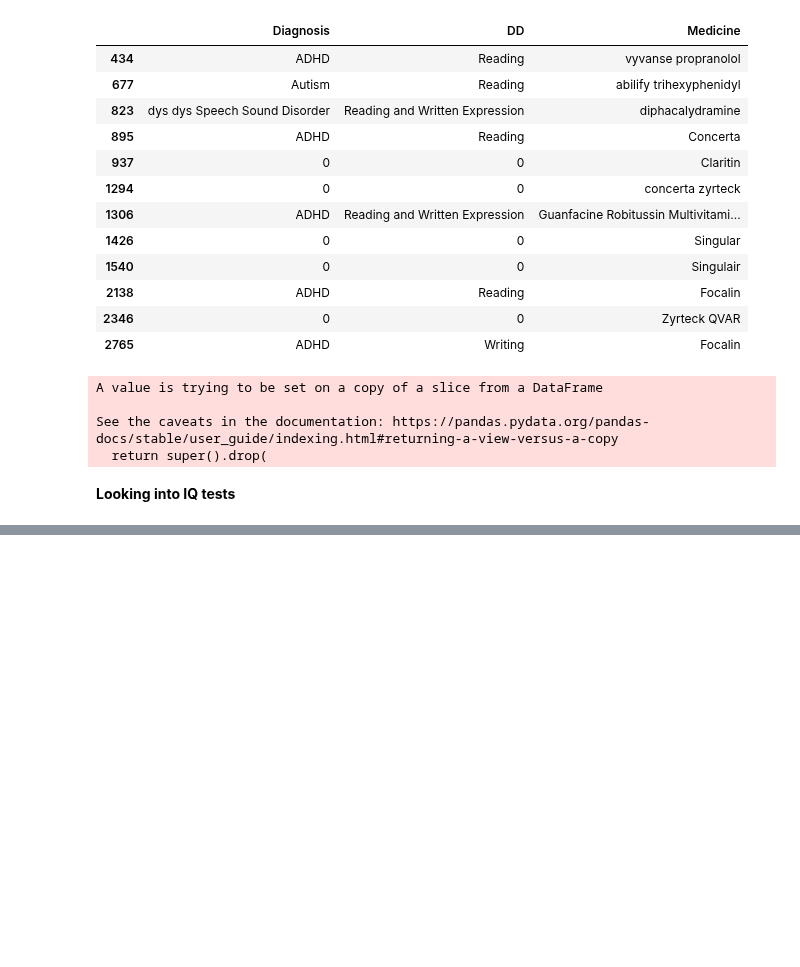
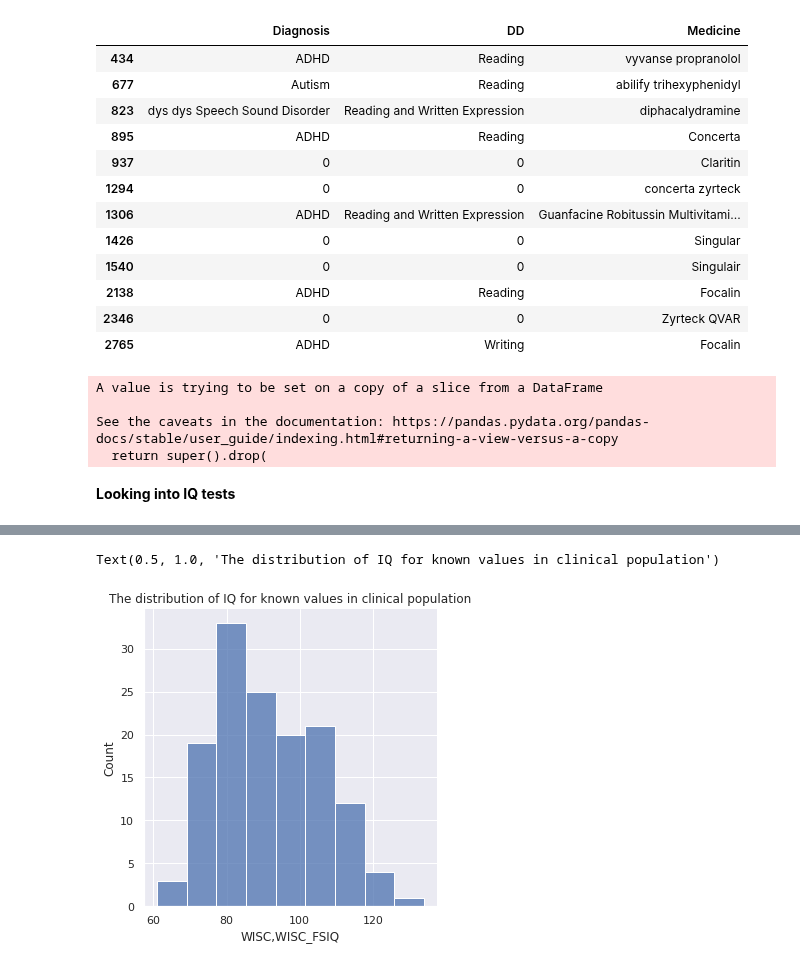
Before and after one commit to cristinarainich/Child-Mind-Institute-Project, a Jupyter notebook: Pheno_data.ipynb, the cells around one changed output, grey strips where cells are left out. Cells and saved outputs as stored; diff of their text form; code cells hidden in the pictures; blank space fills up the shorter version.

```diff
--- a/Pheno_data.ipynb
+++ b/Pheno_data.ipynb
@@ -696 +764,10 @@ pl.title('Age distribution for no results on WISC test (6-17)');
+# %%
+sns.displot(
+    data_filtered[
+    (data_filtered['Status'] != 0) &
+    (data_filtered['WISC,WISC_FSIQ'] != 'unknown')]['WISC,WISC_FSIQ']);
+pl.title('The distribution of IQ for known values in clinical population')
+# %% [output]
+Text(0.5, 1.0, 'The distribution of IQ for known values in clinical population')
+[figure, added]
 # %%
```
Also changed, not shown: parts of 12 cells of this notebook.
